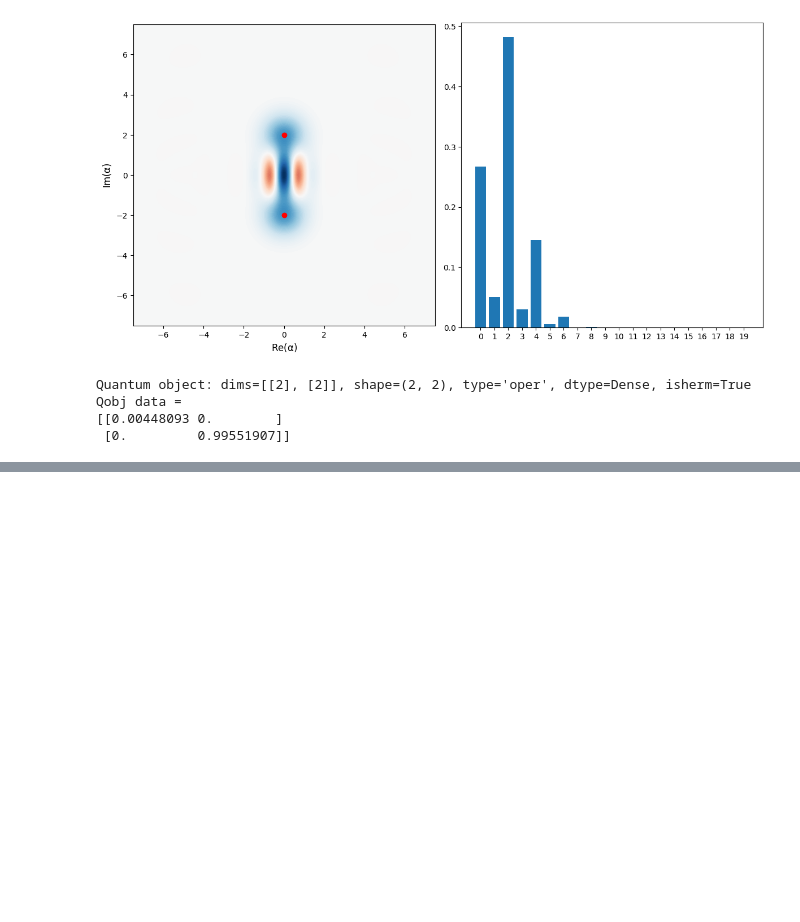
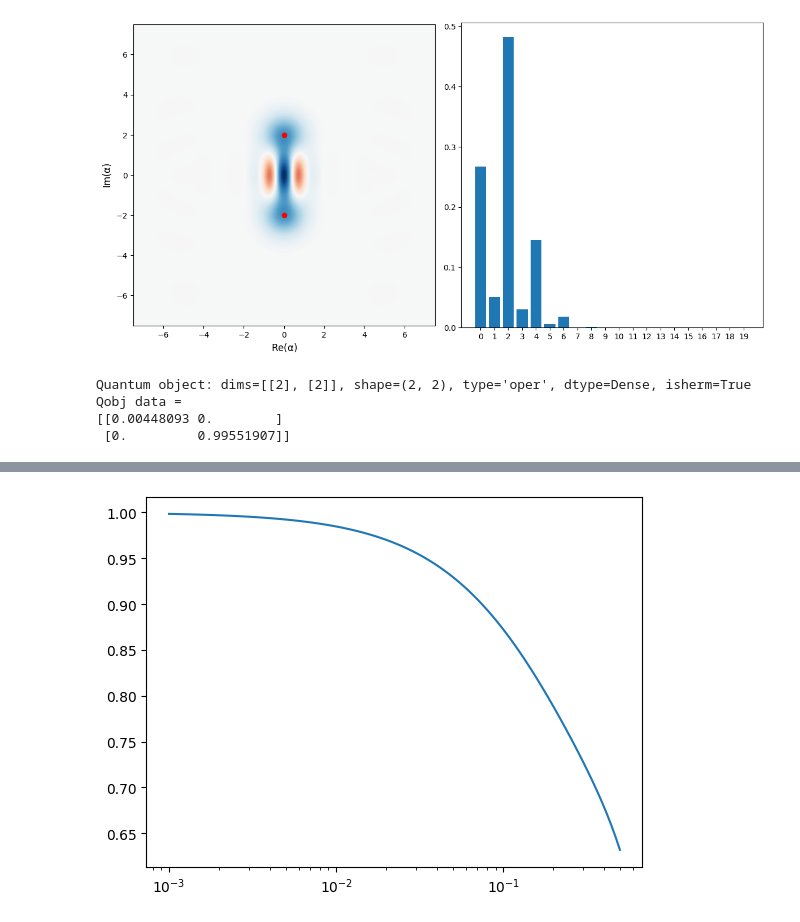
Before and after one commit to riccardodibella/quantum-workspace, a Jupyter notebook: qutip/cv_channel_pipeline.ipynb, the cells around one changed output, grey strips where cells are left out. Drawn from its saved outputs; the diff is of its cells as text; code cells hidden in the pictures; blank space fills up the shorter version.

Commit message:
cat bell pair graph

```diff
--- a/qutip/cv_channel_pipeline.ipynb
+++ b/qutip/cv_channel_pipeline.ipynb
@@ -481,15 +481,15 @@ def apply_cnot(state, control_idx, target_idx):
     CNOT_total = qt.tensor(op_list_0) + qt.tensor(op_list_1)
     return CNOT_total * state
 # %%
-N = 20
-vertical_displacement = 3
+N = 16
+vertical_displacement = 2.5
 loss_prob = 0.01
 
 
 all_states = qt.tensor(qt.basis(2, 0), qt.basis(2, 0), qt.basis(N, 0), qt.basis(N, 0), qt.basis(2, 0))
 all_states = apply_hadamard(all_states, 0)
 all_states = apply_cnot(all_states, 0, 1)
-all_states = apply_cat_state_encoding(all_states, 1, 2, vertical_displacement)
+all_states = apply_cat_state_encoding(all_states, 1, 2, vertical_displacement, N)
 all_states = beamsplitter_general(all_states, 2, 3, loss_prob)
 
 all_states = apply_cat_state_decoding(all_states, 4, 2, vertical_displacement, N)
@@ -515,0 +516,32 @@ Fidelity with Phi+: 0.9782
+# %%
+N = 15
+
+
+vertical_displacement = 2.5
+
+loss_prob_list = np.logspace(np.log10(0.001), np.log10(0.5), num=100)
+res_list = []
+
+
+for loss_prob in loss_prob_list:
+
+    all_states = qt.tensor(qt.basis(2, 0), qt.basis(2, 0), qt.basis(N, 0), qt.basis(N, 0), qt.basis(2, 0))
+    all_states = apply_hadamard(all_states, 0)
+    all_states = apply_cnot(all_states, 0, 1)
+    all_states = apply_cat_state_encoding(all_states, 1, 2, vertical_displacement, N)
+    # up to here the preparation depends only on vertical_displacement; this state can be reused beteen iterations
+
+    all_states = beamsplitter_general(all_states, 2, 3, loss_prob)
+    all_states = apply_cat_state_decoding(all_states, 4, 2, vertical_displacement, N)
+
+    edge_qubits = all_states.ptrace([0, 4])
+    # Define ideal Phi+ state: (|00> + |11>) / sqrt(2)
+    ideal_phi_plus = (qt.tensor(qt.basis(2,0), qt.basis(2,0)) +
+                    qt.tensor(qt.basis(2,1), qt.basis(2,1))).unit()
+    ideal_rho = qt.ket2dm(ideal_phi_plus)
+
+    # Calculate Fidelity (1.0 is perfect)
+    fid = qt.fidelity(edge_qubits, ideal_rho)
+    res_list += [fid]
+
+    print(f"{vertical_displacement} {loss_prob} {fid}")
@@ -515,0 +566,5 @@ Fidelity with Phi+: 0.9782
+# %%
+plt.semilogx(loss_prob_list, res_list)
+plt.show()
+# %% [output]
+[figure, added]
```
Also changed, not shown: parts of 2 cells of this notebook.
